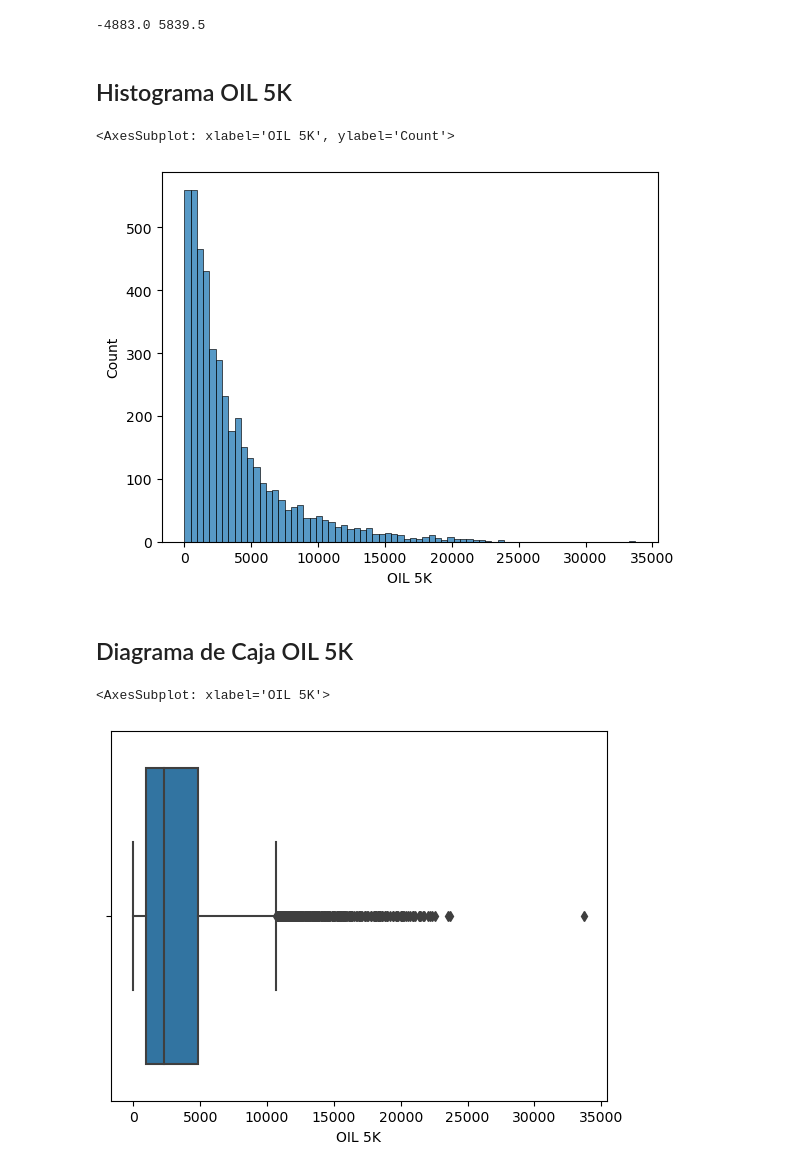
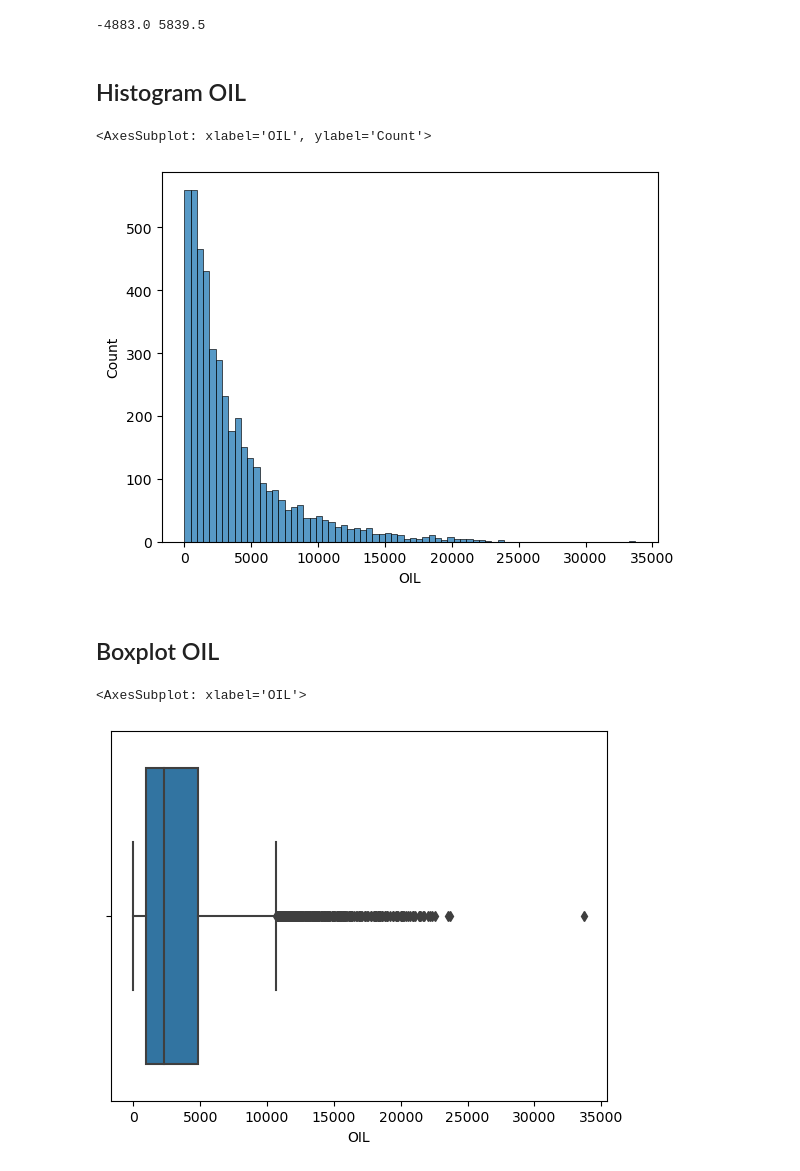
Before and after one commit to dasxgo/rocket-app, a Jupyter notebook: tap_rock_shlitz.ipynb, the cells around one changed output. Cells and saved outputs as stored; diff of their text form; code cells hidden in the pictures.

```diff
--- a/tap_rock_shlitz.ipynb
+++ b/tap_rock_shlitz.ipynb
@@ -84,13 +84,13 @@ data_oil = df_fl['LiquidsProd_BBL'] * (well_planned / df_fl['LateralLength_FT'])
 data_gas = df_fl['GasProd_MCF'] * (well_planned / df_fl['LateralLength_FT']) * (30.4 / df_fl['ProducingDays'])
 data_water = df_fl['WaterProd_BBL'] * (well_planned / df_fl['LateralLength_FT']) * (30.4 / df_fl['ProducingDays'])
 
-df_fl['OIL 5K'] = data_oil
-df_fl['GAS 5K'] = data_gas
-df_fl['WATER 5K'] = data_water
+df_fl['OIL'] = data_oil
+df_fl['GAS'] = data_gas
+df_fl['WATER'] = data_water
 
-df_fl['OIL 5K'] = np.array(df_fl['OIL 5K'], np.int64)
-df_fl['GAS 5K'] = np.array(df_fl['GAS 5K'], np.int64)
-df_fl['WATER 5K'] = np.array(df_fl['WATER 5K'], np.int64)
+df_fl['OIL'] = np.array(df_fl['OIL'], np.int64)
+df_fl['GAS'] = np.array(df_fl['GAS'], np.int64)
+df_fl['WATER'] = np.array(df_fl['WATER'], np.int64)
 
 df_fl
 # %% [output]
@@ -159,14 +159,14 @@ dtype: int64
 # %% [markdown]
 ## Cleanning Data
 # %%
-df_fl.drop(df_fl[(df_fl['OIL 5K'] == 0)].index, inplace = True)
-df_fl.drop(df_fl[(df_fl['OIL 5K'] < 0)].index, inplace = True)
+df_fl.drop(df_fl[(df_fl['OIL'] == 0)].index, inplace = True)
+df_fl.drop(df_fl[(df_fl['OIL'] < 0)].index, inplace = True)
 # %%
-df_fl.drop(df_fl[(df_fl['GAS 5K'] == 0)].index, inplace = True)
-df_fl.drop(df_fl[(df_fl['GAS 5K'] < 0)].index, inplace = True)
+df_fl.drop(df_fl[(df_fl['GAS'] == 0)].index, inplace = True)
+df_fl.drop(df_fl[(df_fl['GAS'] < 0)].index, inplace = True)
 # %%
-df_fl.drop(df_fl[(df_fl['WATER 5K'] == 0)].index, inplace = True)
-df_fl.drop(df_fl[(df_fl['WATER 5K'] < 0)].index, inplace = True)
+df_fl.drop(df_fl[(df_fl['WATER'] == 0)].index, inplace = True)
+df_fl.drop(df_fl[(df_fl['WATER'] < 0)].index, inplace = True)
 # %% [markdown]
 ## Check cleanning
 # %%
@@ -311,16 +311,16 @@ print(minlimit,maxlimit )
 # %% [output]
 -4883.0 5839.5
 # %% [markdown]
-## Histograma OIL 5K
+## Histogram OIL
 # %%
-sns.histplot(df_fl['OIL 5K'])
+sns.histplot(df_fl['OIL'])
 # %% [output]
-<AxesSubplot: xlabel='OIL 5K', ylabel='Count'>
+<AxesSubplot: xlabel='OIL', ylabel='Count'>
-[figure, old version]
+[figure, new version]
-# %% [markdown]
-## Diagrama de Caja OIL 5K
+# %% [markdown]
+## Boxplot OIL
 # %%
-sns.boxplot(x=df_fl['OIL 5K'])
+sns.boxplot(x=df_fl['OIL'])
 # %% [output]
-<AxesSubplot: xlabel='OIL 5K'>
+<AxesSubplot: xlabel='OIL'>
-[figure, old version]
+[figure, new version]
```
Also changed, not shown: parts of 11 cells of this notebook.
